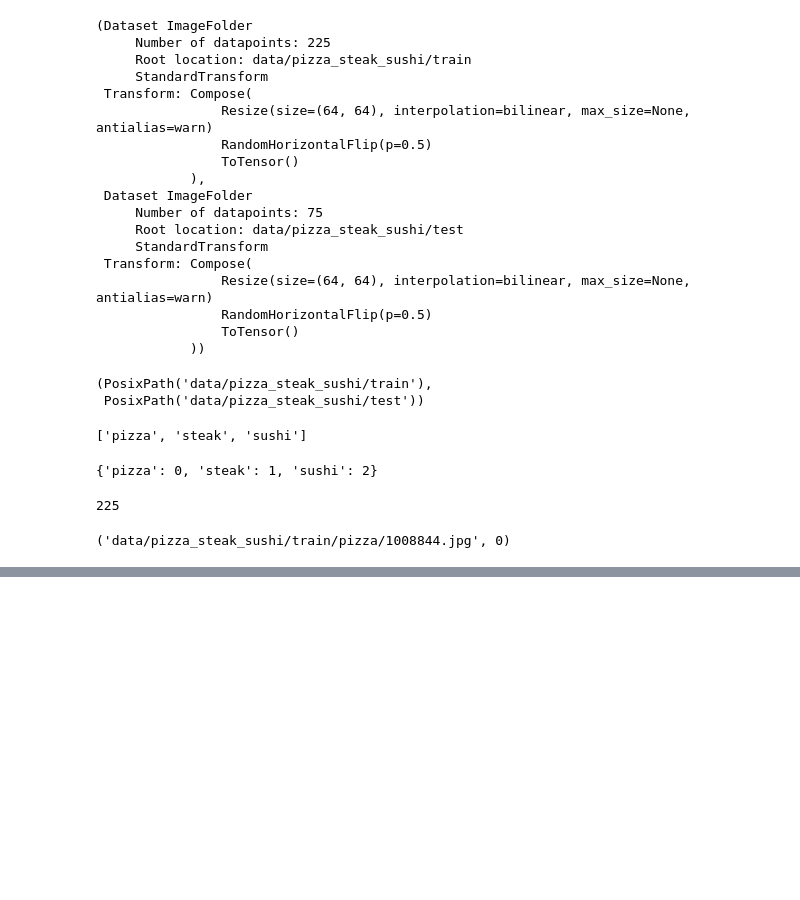
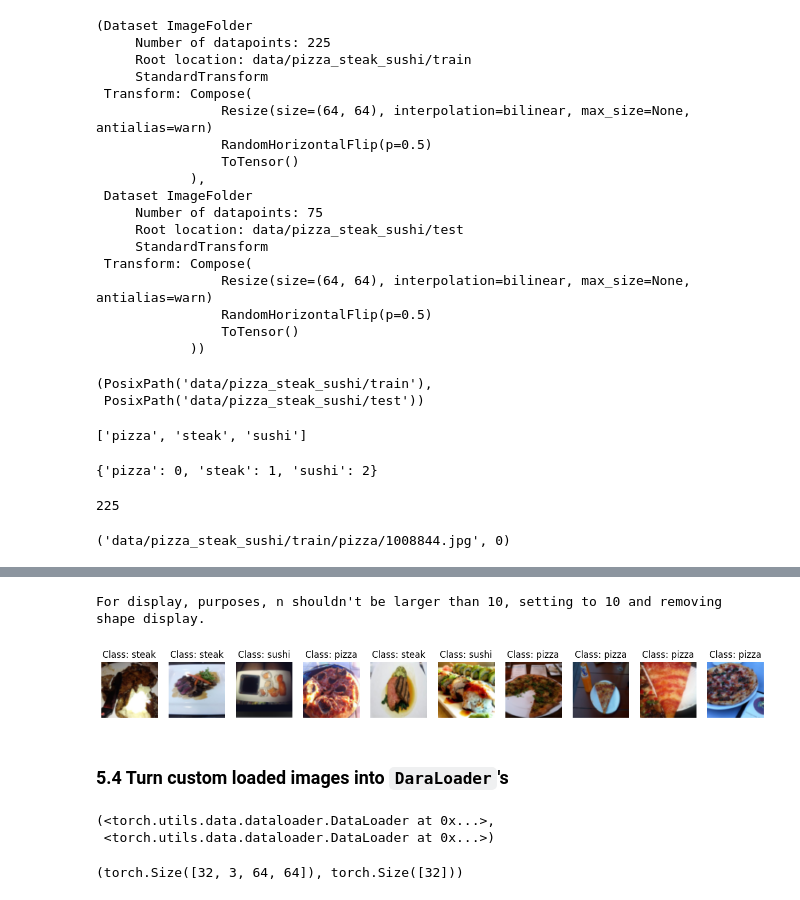
Before and after one commit to beyzoskaya/PyTorch_deepLearning, a Jupyter notebook: 04_pytorch_custom_datasets.ipynb, the cells around one changed output, grey strips where cells are left out. Cells and saved outputs as stored; diff of their text form; code cells hidden in the pictures; blank space fills up the shorter version.

```diff
--- a/04_pytorch_custom_datasets.ipynb
+++ b/04_pytorch_custom_datasets.ipynb
@@ -384,0 +641,36 @@ Text(0.5, 1.0, 'pizza')
+# %%
+# Display random images from the ImageFolderCustom Dataset
+display_random_images(train_data_custom,
+                      n=20,
+                      classes=class_names,
+                      seed=None)
+# %% [output]
+For display, purposes, n shouldn't be larger than 10, setting to 10 and removing shape display.
+[figure, added]
+# %% [markdown]
+### 5.4 Turn custom loaded images into `DaraLoader`'s
+# %%
+from torch.utils.data import DataLoader
+BATCH_SIZE = 32
+NUM_WORKERS = os.cpu_count()
+train_dataloader_custom = DataLoader(dataset=train_data_custom,
+                                     batch_size=BATCH_SIZE,
+                                     num_workers=NUM_WORKERS,
+                                     shuffle=True)
+
+test_dataloader_custom = DataLoader(dataset=test_data_custom,
+                                    batch_size=BATCH_SIZE,
+                                    num_workers=NUM_WORKERS,
+                                    shuffle=False)
+train_dataloader_custom, test_dataloader_custom
+# %% [output]
+(<torch.utils.data.dataloader.DataLoader at 0x...>,
+ <torch.utils.data.dataloader.DataLoader at 0x...>)
+# %%
+# Get image and label from custom dataloader
+img_custom, label_custom = next(iter(train_dataloader_custom))
+
+# Print out the shapes
+img_custom.shape, label_custom.shape
+# %% [output]
+(torch.Size([32, 3, 64, 64]), torch.Size([32]))
```
Also changed, not shown: parts of 56 cells of this notebook.
